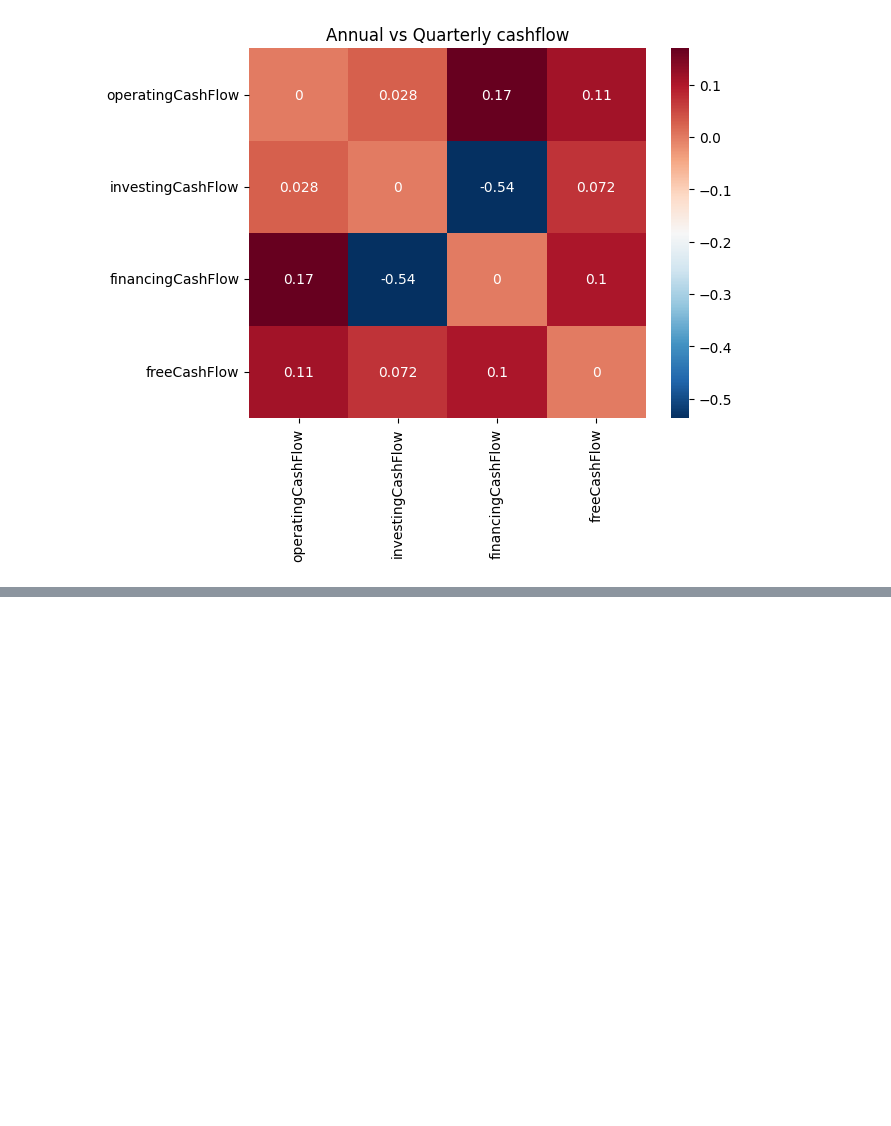
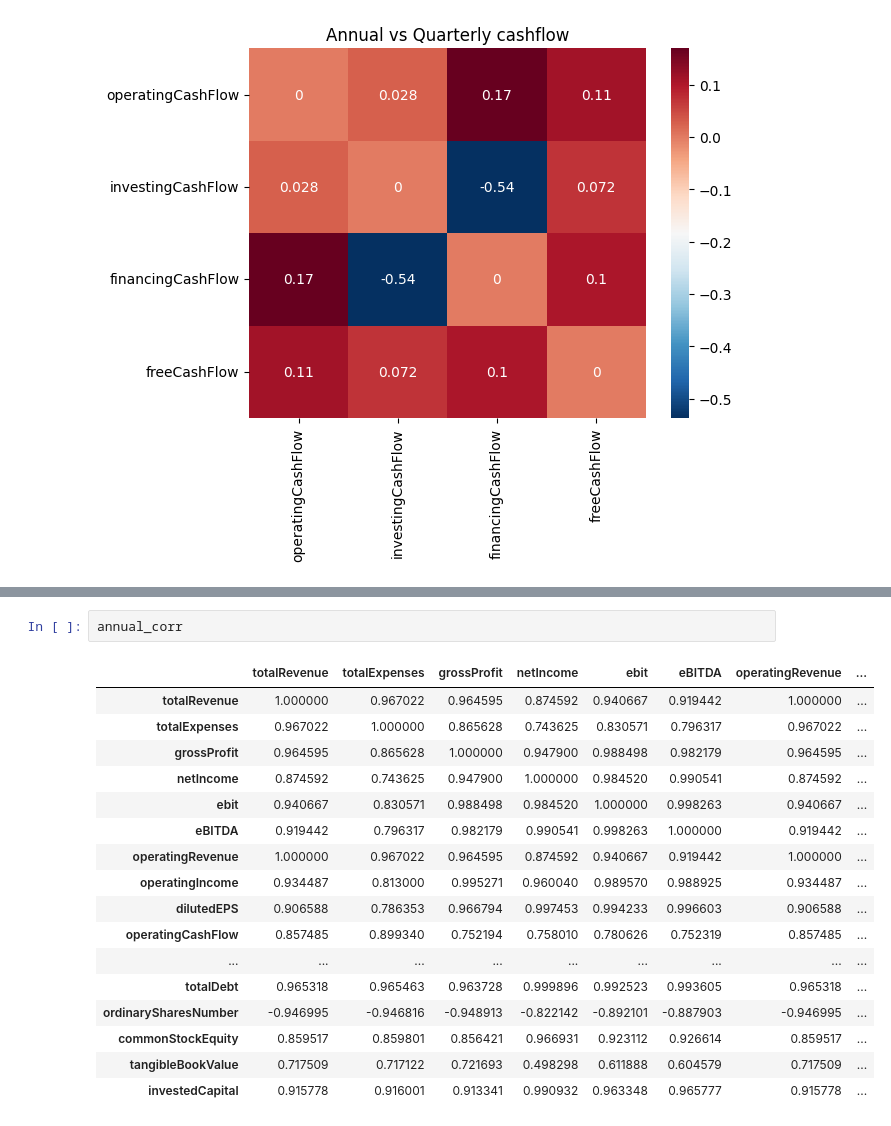
Before and after one commit to codespaghettifier/sp500-exploration, a Jupyter notebook: clean_yahoo_financials.ipynb, the cells around one changed output, grey strips where cells are left out. Drawn from its saved outputs; the diff is of its cells as text; blank space fills up the shorter version.

```diff
--- a/clean_yahoo_financials.ipynb
+++ b/clean_yahoo_financials.ipynb
@@ -371,0 +467,20 @@ plt.show()
+# %%
+annual_corr
+# %% [output]
+|  | totalRevenue | totalExpenses | grossProfit | netIncome | ebit | eBITDA | operatingRevenue | ... |
+| totalRevenue | 1.000000 | 0.967022 | 0.964595 | 0.874592 | 0.940667 | 0.919442 | 1.000000 | ... |
+| totalExpenses | 0.967022 | 1.000000 | 0.865628 | 0.743625 | 0.830571 | 0.796317 | 0.967022 | ... |
+| grossProfit | 0.964595 | 0.865628 | 1.000000 | 0.947900 | 0.988498 | 0.982179 | 0.964595 | ... |
+| netIncome | 0.874592 | 0.743625 | 0.947900 | 1.000000 | 0.984520 | 0.990541 | 0.874592 | ... |
+| ebit | 0.940667 | 0.830571 | 0.988498 | 0.984520 | 1.000000 | 0.998263 | 0.940667 | ... |
+| eBITDA | 0.919442 | 0.796317 | 0.982179 | 0.990541 | 0.998263 | 1.000000 | 0.919442 | ... |
+| operatingRevenue | 1.000000 | 0.967022 | 0.964595 | 0.874592 | 0.940667 | 0.919442 | 1.000000 | ... |
+| operatingIncome | 0.934487 | 0.813000 | 0.995271 | 0.960040 | 0.989570 | 0.988925 | 0.934487 | ... |
+| dilutedEPS | 0.906588 | 0.786353 | 0.966794 | 0.997453 | 0.994233 | 0.996603 | 0.906588 | ... |
+| operatingCashFlow | 0.857485 | 0.899340 | 0.752194 | 0.758010 | 0.780626 | 0.752319 | 0.857485 | ... |
+| ... | ... | ... | ... | ... | ... | ... | ... | ... |
+| totalDebt | 0.965318 | 0.965463 | 0.963728 | 0.999896 | 0.992523 | 0.993605 | 0.965318 | ... |
+| ordinarySharesNumber | -0.946995 | -0.946816 | -0.948913 | -0.822142 | -0.892101 | -0.887903 | -0.946995 | ... |
+| commonStockEquity | 0.859517 | 0.859801 | 0.856421 | 0.966931 | 0.923112 | 0.926614 | 0.859517 | ... |
+| tangibleBookValue | 0.717509 | 0.717122 | 0.721693 | 0.498298 | 0.611888 | 0.604579 | 0.717509 | ... |
+| investedCapital | 0.915778 | 0.916001 | 0.913341 | 0.990932 | 0.963348 | 0.965777 | 0.915778 | ... |
```
Also changed, not shown: parts of 7 cells of this notebook.
